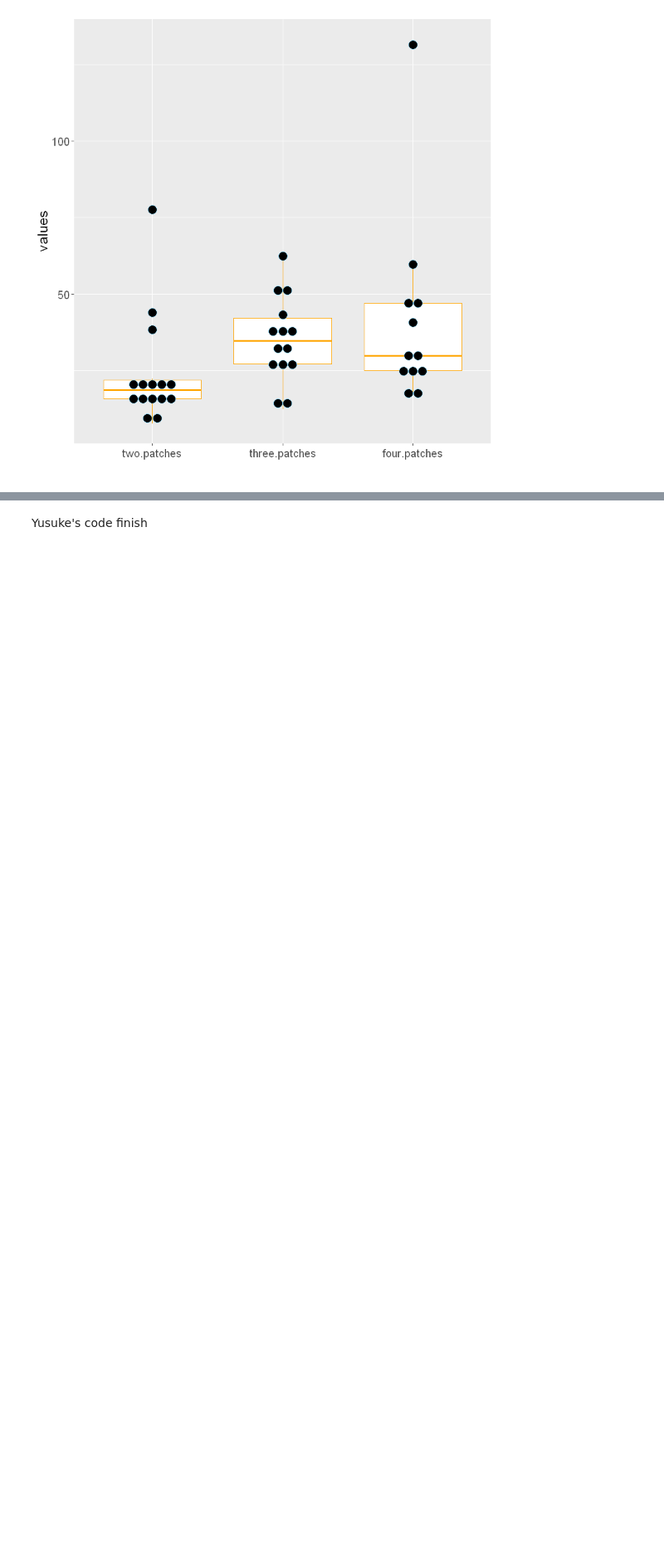
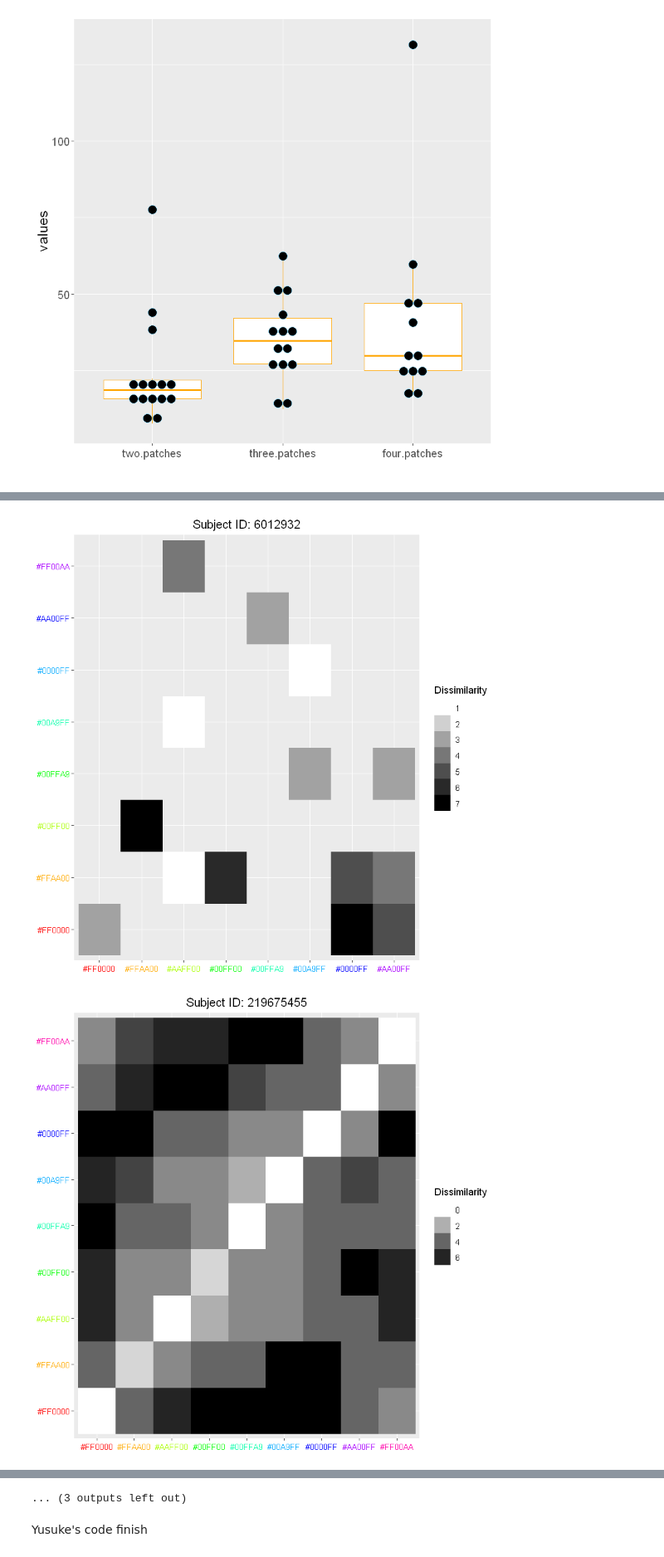
Before and after one commit to Yusuke710/Intern2020WinterProject4, a Jupyter notebook: Fovea vs. Periphery Color Similarity Pilot Analysis - All Data Analysis-Copy1.ipynb, the cells around one changed output, grey strips where cells are left out. Shown at 83% size. Drawn from its saved outputs; the diff is of its cells as text; code cells hidden in the pictures; blank space fills up the shorter version.

```diff
--- a/Fovea vs. Periphery Color Similarity Pilot Analysis - All Data Analysis-Copy1.ipynb
+++ b/Fovea vs. Periphery Color Similarity Pilot Analysis - All Data Analysis-Copy1.ipynb
@@ -1257,0 +1271,26 @@ asymmery_value
+# %%
+# plot all subject with temporal asymmetry
+temp_asymplot <- function(datadf){
+tempdf <- subset(datadf, stimuli_count == 3 & response_type == "after_1" )
+subjectlist <- sort(unique(tempdf$subject)) # obtain a list of all the subjects
+
+par(mfrow = c(7, 2))  # Set up a 7 x 2 plotting space
+
+k = 0
+for (ID in subjectlist){ # go through subject by subject
+        k = k + 1
+        subjectdf = subset(tempdf, subject == ID) # select the ID for subject of interest
+        # plot white-black matrix
+        plot <- dissimplot_temporal(subjectdf,colors, ID,dependent='color')
+        print(plot)
+        # plot asymmetry matrix
+        #plot1 <- asymmetry_plot_temporal(subjectdf,colors, ID)
+        #print(plot1)
+    }
+return(k) # this can be deleted
+}
+# %%
+temp_asymplot(datadf)
+# %% [output]
+[figure, added]
+[figure, added]
@@ -1257,0 +1307 @@ asymmery_value
+... (3 outputs left out)
```
Also changed, not shown: parts of 25 cells of this notebook.
